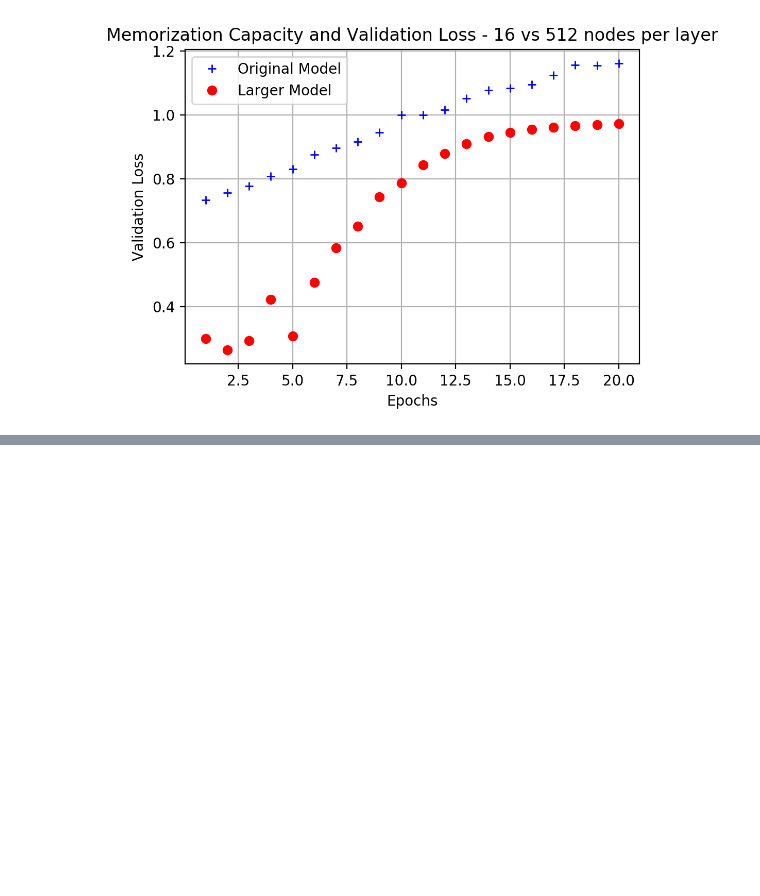
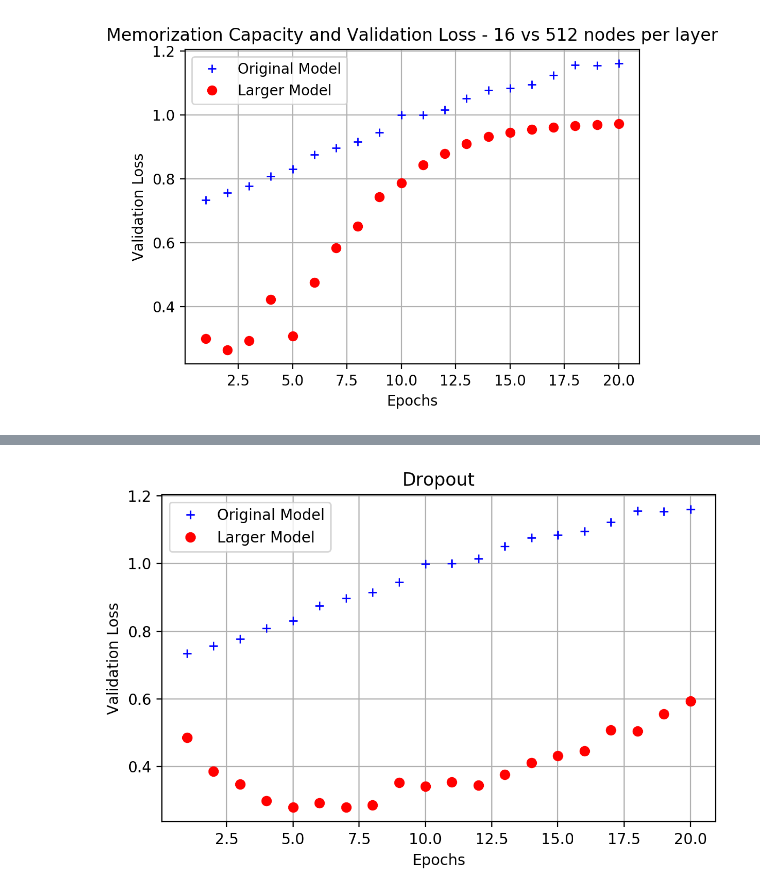
Before and after one commit to SMS-NED16/FYP-DL, a Jupyter notebook: Dl-Python-Book/chapter_4/4_1_Improving_IMDB_Model.ipynb, the cells around one changed output, grey strips where cells are left out. Drawn from its saved outputs; the diff is of its cells as text; code cells hidden in the pictures; blank space fills up the shorter version.

```diff
--- a/Dl-Python-Book/chapter_4/4_1_Improving_IMDB_Model.ipynb
+++ b/Dl-Python-Book/chapter_4/4_1_Improving_IMDB_Model.ipynb
@@ -161,0 +210,13 @@ plt.tight_layout()
+# %%
+model_dropout = models.Sequential()
+model_dropout.add(layers.Dense(16, activation='relu', input_shape=(10000,)))
+model_dropout.add(layers.Dropout(0.5))
+model_dropout.add(layers.Dense(16, activation='relu'))
+model_dropout.add(layers.Dropout(0.5))
+model_dropout.add(layers.Dense(1, activation='sigmoid'))
+
+model_dropout.compile(optimizer='rmsprop', loss='binary_crossentropy',
+                     metrics=['accuracy'])
+
+model_dropout_hist = model_dropout.fit(partial_x_train, partial_y_train,
+                                       batch_size=512, epochs=20, validation_data=(x_val, y_val))
@@ -161,0 +241,11 @@ plt.tight_layout()
+# %%
+# Comparing the plots
+plt.figure(figsize=(6,4), dpi=200)
+epochs = range(1, len(model_dropout_hist.history['acc']) + 1)
+plt.plot(epochs, old_hist.history['val_loss'], 'b+', label='Original Model')
+plt.plot(epochs, model_dropout_hist.history['val_loss'], 'ro', label='Larger Model')
+plt.xlabel('Epochs'); plt.ylabel('Validation Loss'); plt.grid(True); plt.legend()
+plt.title('Dropout')
+plt.tight_layout()
+# %% [output]
+[figure, added]
```
Also changed, not shown: parts of 5 cells of this notebook.
